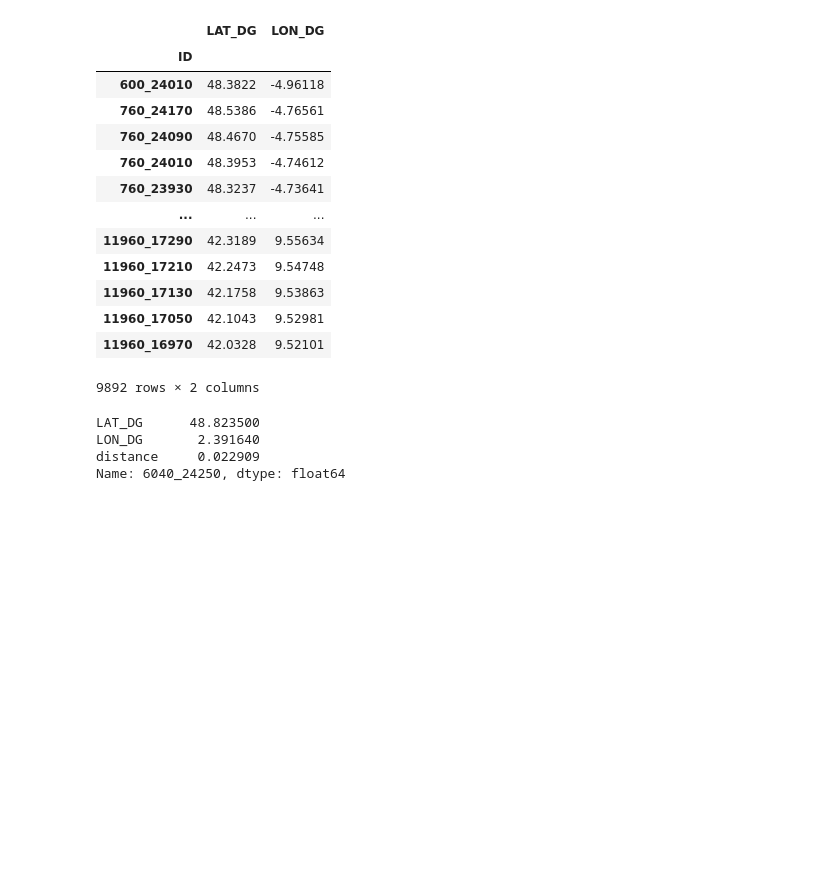
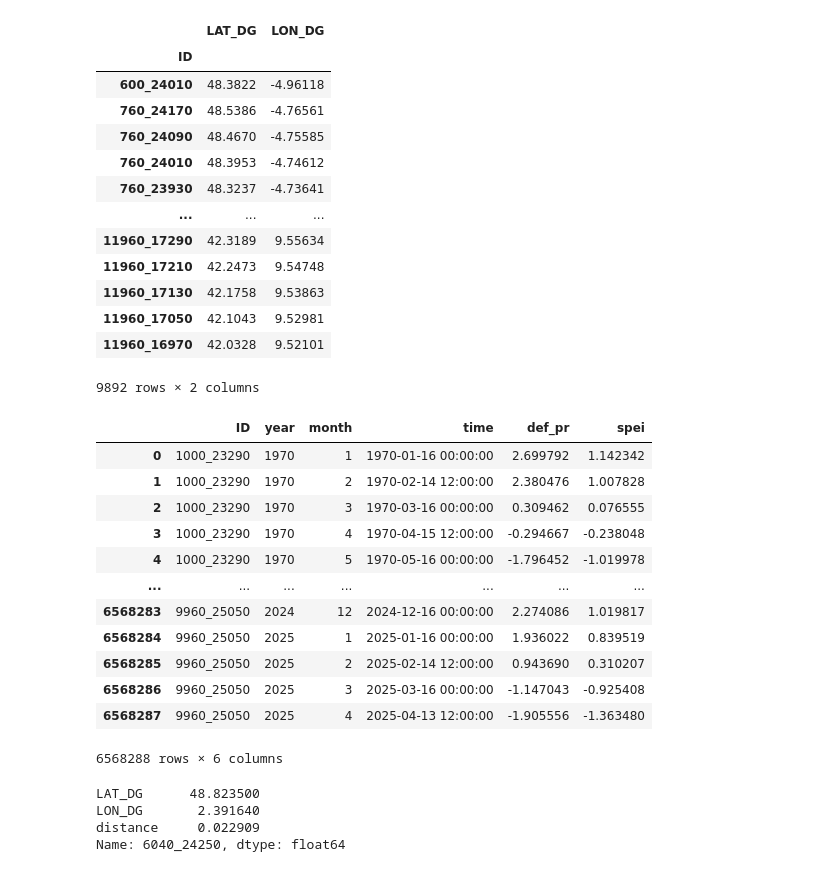
Before and after one commit to colinlenoble/Land-use, a Jupyter notebook: code/create_df_historical_ewe.ipynb, the cells around one changed output. Cells and saved outputs as stored; diff of their text form; code cells hidden in the pictures; blank space fills up the shorter version.

```diff
--- a/code/create_df_historical_ewe.ipynb
+++ b/code/create_df_historical_ewe.ipynb
@@ -51,0 +57,18 @@ df_meta
+# %%
+df_spei = pd.read_csv('C:/Users/colin/Downloads/spei.csv', sep=',', encoding='latin1')
+# %%
+df_spei]
+# %% [output]
+|  | ID | year | month | time | def_pr | spei |
+| 0 | 1000_23290 | 1970 | 1 | 1970-01-16 00:00:00 | 2.699792 | 1.142342 |
+| 1 | 1000_23290 | 1970 | 2 | 1970-02-14 12:00:00 | 2.380476 | 1.007828 |
+| 2 | 1000_23290 | 1970 | 3 | 1970-03-16 00:00:00 | 0.309462 | 0.076555 |
+| 3 | 1000_23290 | 1970 | 4 | 1970-04-15 12:00:00 | -0.294667 | -0.238048 |
+| 4 | 1000_23290 | 1970 | 5 | 1970-05-16 00:00:00 | -1.796452 | -1.019978 |
+| ... | ... | ... | ... | ... | ... | ... |
+| 6568283 | 9960_25050 | 2024 | 12 | 2024-12-16 00:00:00 | 2.274086 | 1.019817 |
+| 6568284 | 9960_25050 | 2025 | 1 | 2025-01-16 00:00:00 | 1.936022 | 0.839519 |
+| 6568285 | 9960_25050 | 2025 | 2 | 2025-02-14 12:00:00 | 0.943690 | 0.310207 |
+| 6568286 | 9960_25050 | 2025 | 3 | 2025-03-16 00:00:00 | -1.147043 | -0.925408 |
+| 6568287 | 9960_25050 | 2025 | 4 | 2025-04-13 12:00:00 | -1.905556 | -1.363480 |
+6568288 rows × 6 columns
```
Also changed, not shown: parts of 2 cells of this notebook.
